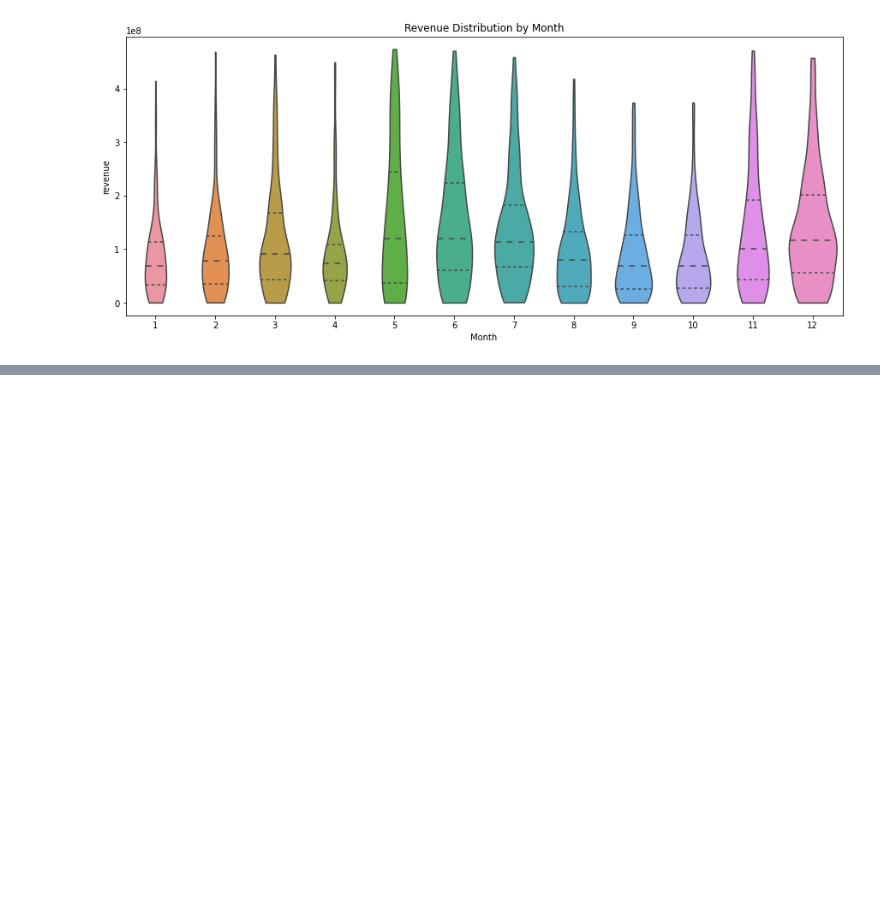
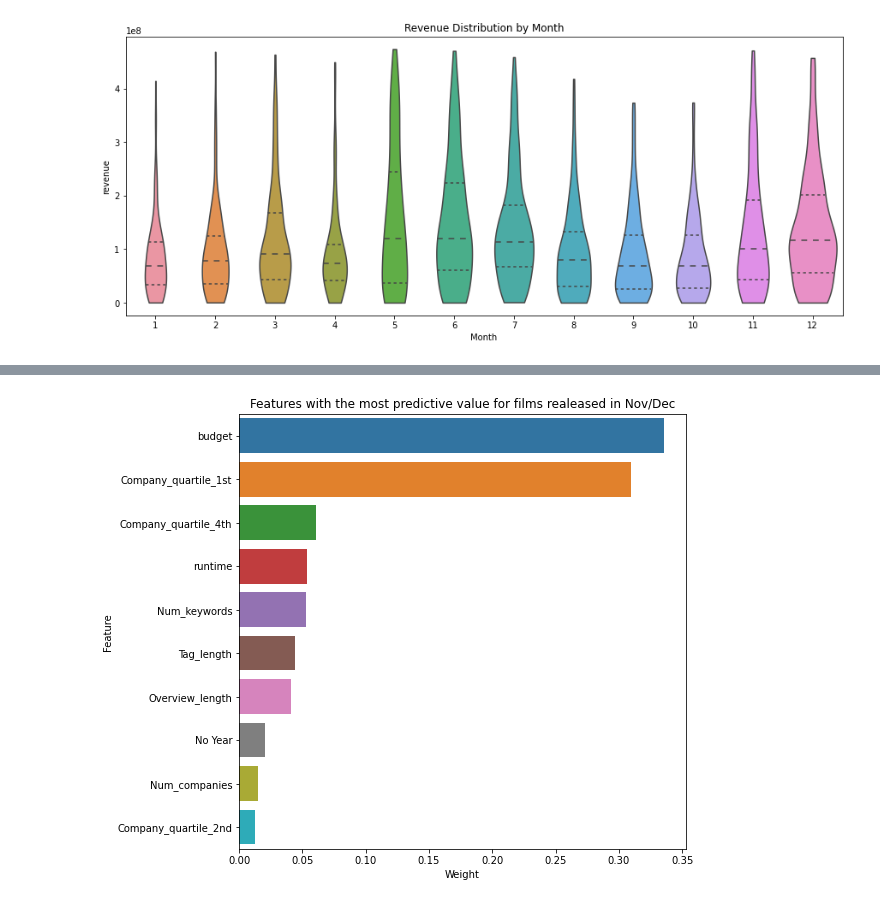
Before and after one commit to NickD-Dean/Springboard, a Jupyter notebook: Capstone Project 2/Code/Modeling_revenue_tiers.ipynb, the cells around one changed output, grey strips where cells are left out. Cells and saved outputs as stored; diff of their text form; code cells hidden in the pictures; blank space fills up the shorter version.

```diff
--- a/Capstone Project 2/Code/Modeling_revenue_tiers.ipynb
+++ b/Capstone Project 2/Code/Modeling_revenue_tiers.ipynb
@@ -159,0 +346,8 @@ plt.xlabel('Month');
+# %%
+# Train/Test split for the Holiday Season
+y = np.log(Holiday['Numerical', 'revenue'])
+X = Holiday.drop('revenue', axis=1, level=1)
+scaler = MinMaxScaler()
+scaler.fit(X['Numerical'])
+X['Numerical'] = scaler.transform(X['Numerical'])
+X_train, X_test, y_train, y_test = train_test_split(X, y, test_size=0.2, random_state=42)
@@ -159,0 +376,17 @@ plt.xlabel('Month');
+# %%
+H_feat_weight = RFH.feature_importances_
+cols = X.droplevel(0, axis=1)
+cols = np.array(list(cols.columns))
+H_weights = np.vstack((cols, H_feat_weight))
+H_weights = pd.DataFrame(H_weights)
+H_weights = H_weights.T
+H_weights[1] = H_weights[1].astype(float)
+H_weights = H_weights.sort_values(1, ascending=False)
+H_weights = H_weights.head(10)
+H_weights.rename(columns={0:'Feature', 1:'Weight'}, inplace=True)
+# %%
+plt.figure(figsize=(8,8))
+sns.barplot(x='Weight', y='Feature', data=H_weights, orient='h');
+plt.title('Features with the most predictive value for films realeased in Nov/Dec');
+# %% [output]
+[figure, added]
```
Also changed, not shown: parts of 28 cells of this notebook, 1 other file.
